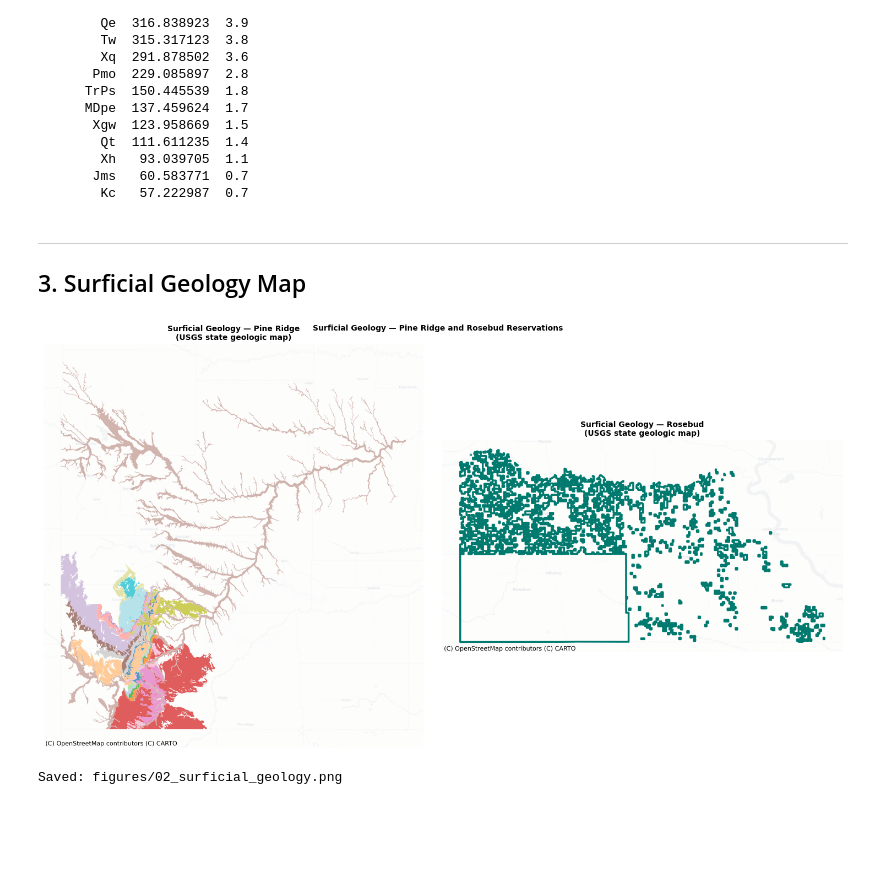
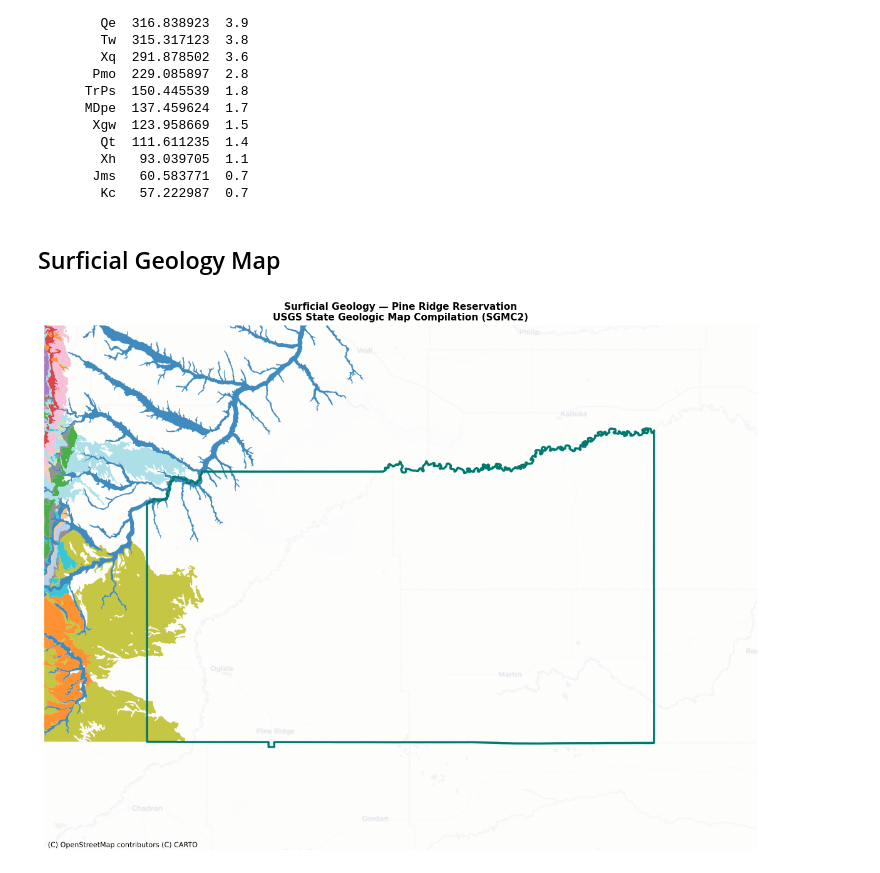
Before and after one commit to daearconsulting/Tribal_soils_geology, a Jupyter notebook: Notebooks/02_surficial_geology.ipynb, the cells around one changed output. Cells and saved outputs as stored; diff of their text form; code cells hidden in the pictures; blank space fills up the shorter version.

```diff
--- a/Notebooks/02_surficial_geology.ipynb
+++ b/Notebooks/02_surficial_geology.ipynb
@@ -179,58 +176,50 @@ ORIG_LABEL    area_km2  pct
        Jms   60.583771  0.7
         Kc   57.222987  0.7
 # %% [markdown]
----
-## 3. Surficial Geology Map
+## Surficial Geology Map
 # %%
 if not state_geo.empty:
-    import matplotlib.colors as mcolors
+    unit_col = "unit_name" if "unit_name" in state_geo.columns else "GENERALIZE"
+    nation_boundary_web = nation_boundary[
+        nation_boundary["common_name"].str.contains("Oglala")
+    ].to_crs(CRS_WEB)
 
-    fig, axes = plt.subplots(1, 2, figsize=(15, 8))
+    fig, ax = plt.subplots(1, 1, figsize=(12, 9))
 
-    for ax, (nation, bbox_key) in zip(axes,
-        [("Pine Ridge", PINE_RIDGE_BBOX), ("Rosebud", ROSEBUD_BBOX)]):
+    # Plot all geology — no clipping
+    state_geo.to_crs(CRS_WEB).plot(
+        ax=ax, column=unit_col, categorical=True,
+        alpha=0.85, legend=False, cmap="tab20"
+    )
 
-        clip_b = box(*bbox_key)
-        geo_sub = state_geo[state_geo.geometry.intersects(clip_b)].copy()
-        nation_boundary = primary[primary["common_name"].str.contains(
-            nation.split()[0])].copy()
+    # Reservation boundary on top
+    nation_boundary_web.plot(
+        ax=ax, facecolor="none", edgecolor=TEAL,
+        linewidth=2.5, zorder=5
+    )
 
-        if not geo_sub.empty:
-            # Use a categorical colormap
-            unit_col = next((c for c in geo_sub.columns
-                             if any(k in c.lower()
-                                    for k in ["unit","label","sym"])), None)
-            if unit_col:
-                geo_sub.to_crs(CRS_WEB).plot(
-                    ax=ax, column=unit_col, categorical=True,
-                    alpha=0.75, legend=False, cmap="tab20"
-                )
+    # Set extent from reservation with generous margin to show context
+    minx, miny, maxx, maxy = nation_boundary_web.total_bounds
+    margin = 40_000   # 40 km — enough to show surrounding geology
+    ax.set_xlim(minx - margin, maxx + margin)
+    ax.set_ylim(miny - margin, maxy + margin)
 
-        if not nation_boundary.empty:
-            nation_boundary.to_crs(CRS_WEB).plot(
-                ax=ax, facecolor="none", edgecolor="#007A6E",
-                linewidth=2.5, zorder=5
-            )
+    try:
+        ctx.add_basemap(ax, source=ctx.providers.CartoDB.Positron,
+                        alpha=0.3, zoom=9)
+    except Exception:
+        pass
 
-        try:
-            ctx.add_basemap(ax, source=ctx.providers.CartoDB.Positron,
-                           alpha=0.3, zoom=9)
-        except Exception:
-            pass
-
-        ax.set_axis_off()
-        ax.set_title(f"Surficial Geology — {nation}\n"
-                     f"(USGS state geologic map)",
-                     fontsize=10, fontweight="bold")
-
-    plt.suptitle("Surficial Geology — Pine Ridge and Rosebud Reservations",
-                 fontsize=10, fontweight="bold")
+    ax.set_axis_off()
+    ax.set_title(
+        "Surficial Geology — Pine Ridge Reservation\n"
+        "USGS State Geologic Map Compilation (SGMC2)",
+        fontsize=11, fontweight="bold"
+    )
     plt.tight_layout()
     fig.savefig(FIGURES_DIR / "02_surficial_geology.png", dpi=150, bbox_inches="tight")
     plt.show()
-    print("Saved: figures/02_surficial_geology.png")
 else:
-    print("State geology not loaded; download data and re-run notebook.")
+    print("State geology not loaded — download data and re-run notebook.")
 # %% [output]
-[figure, old version]
+[figure, new version]
-Saved: figures/02_surficial_geology.png
```
Also changed, not shown: parts of 12 cells of this notebook, 23 other files.
